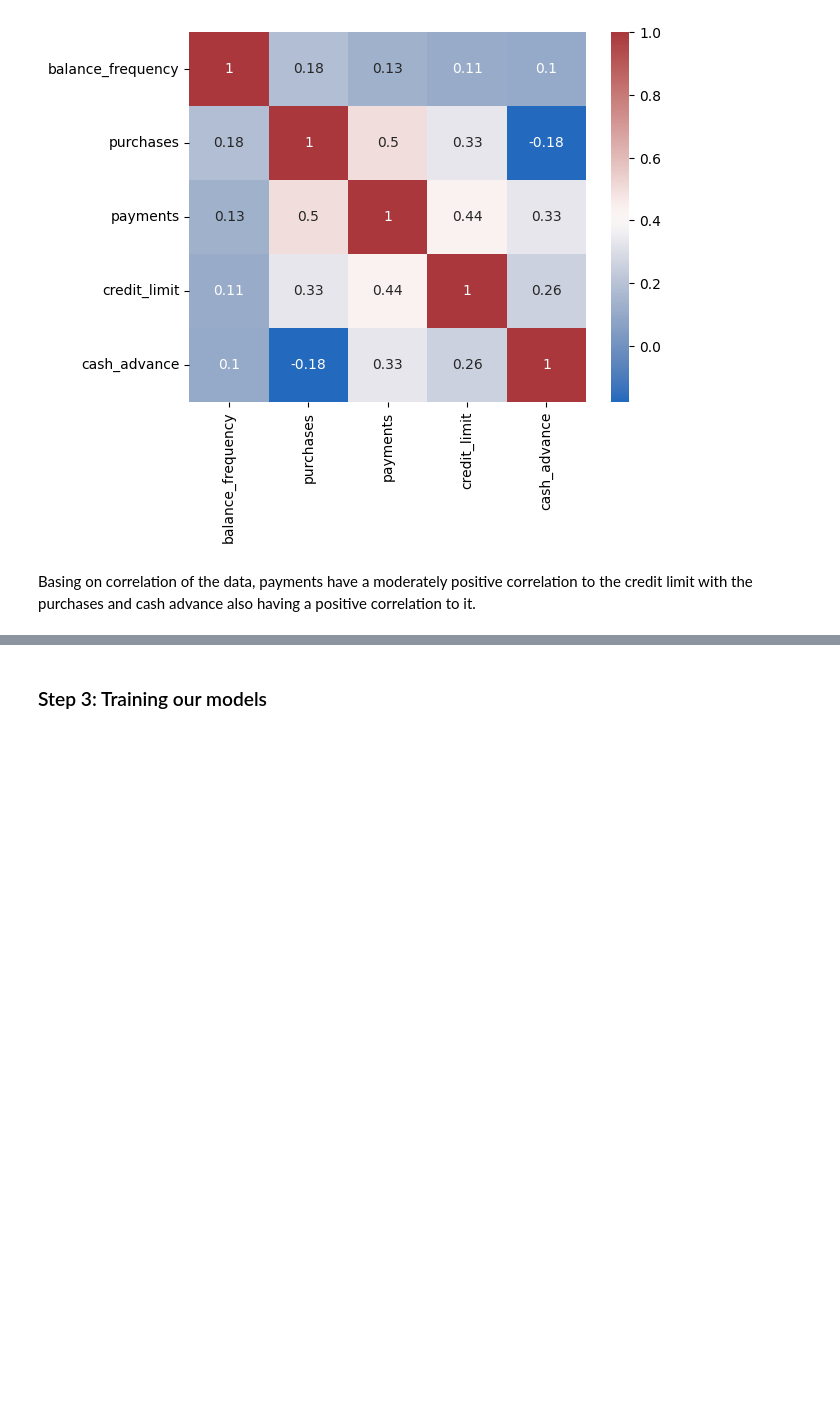
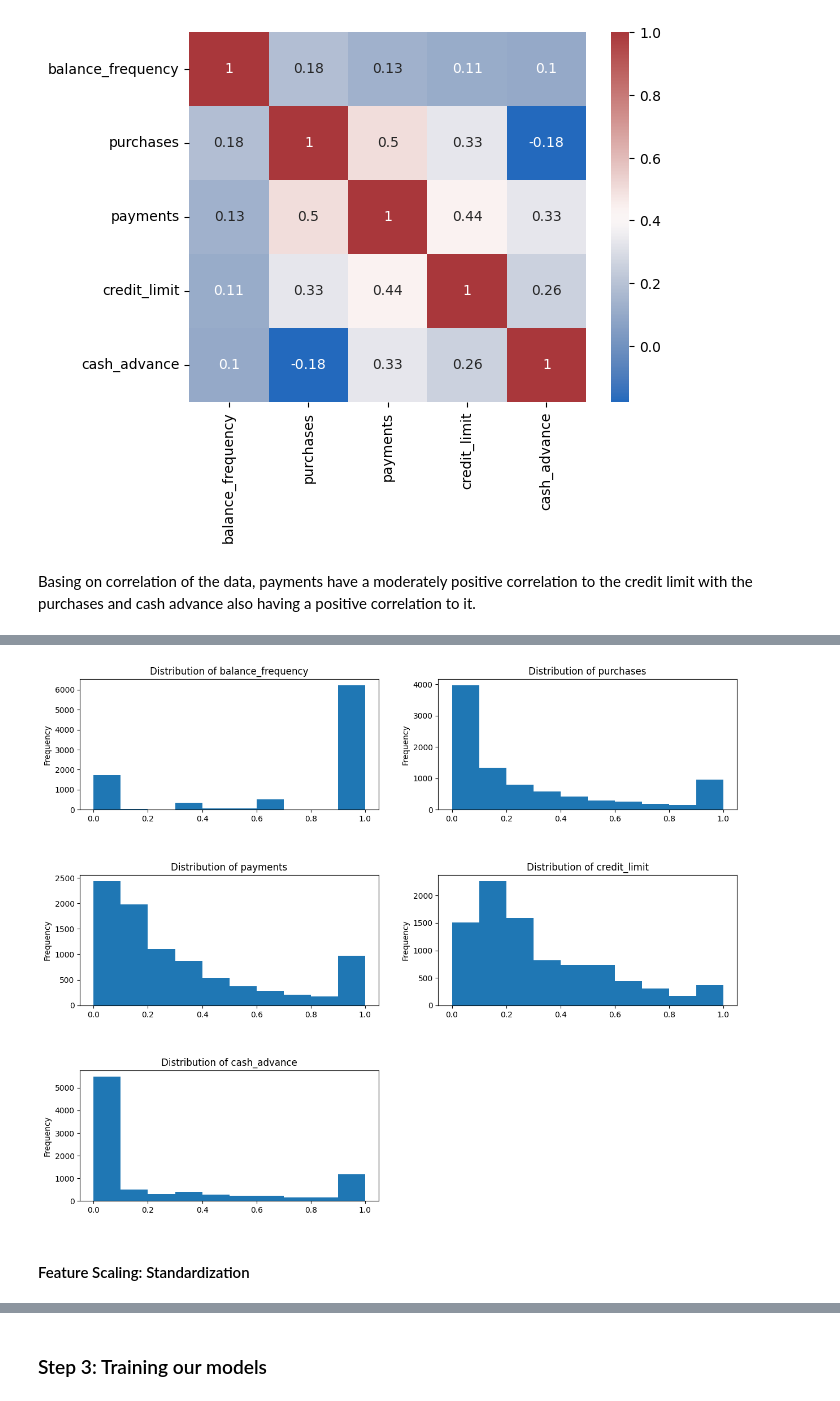
Before and after one commit to normanmunge/credit-card-clustering, a Jupyter notebook: credit-card-clustering.ipynb, the cells around one changed output, grey strips where cells are left out. Saved outputs shown, nothing was run; the diff lists cells and outputs as text; code cells hidden in the pictures; blank space fills up the shorter version.

```diff
--- a/credit-card-clustering.ipynb
+++ b/credit-card-clustering.ipynb
@@ -184,0 +213,4 @@ Basing on correlation of the data, payments have a moderately positive correlati
+# %%
+# Using MinMaxScalar to scale our data
+minmax_scaler = MinMaxScaler().fit(new_df)
+minmax_scaler_df = pd.DataFrame(minmax_scaler.transform(new_df), columns=new_df.columns)
@@ -184,0 +229,13 @@ Basing on correlation of the data, payments have a moderately positive correlati
+# %%
+# Showing the distribution of data on the columns with scaled data
+plt.figure(figsize=(15, 12))
+plt.subplots_adjust(hspace=0.5)
+for i, col in enumerate(minmax_scaler_df.columns):
+    ax = plt.subplot(3,2, i + 1)
+    minmax_scaler_df[col].plot.hist(ax=ax)
+    ax.set_title('Distribution of {}'.format(col))
+    ax.set_xlabel("")
+# %% [output]
+[figure, added]
+# %% [markdown]
+#### Feature Scaling: Standardization
```
Also changed, not shown: parts of 12 cells of this notebook.
